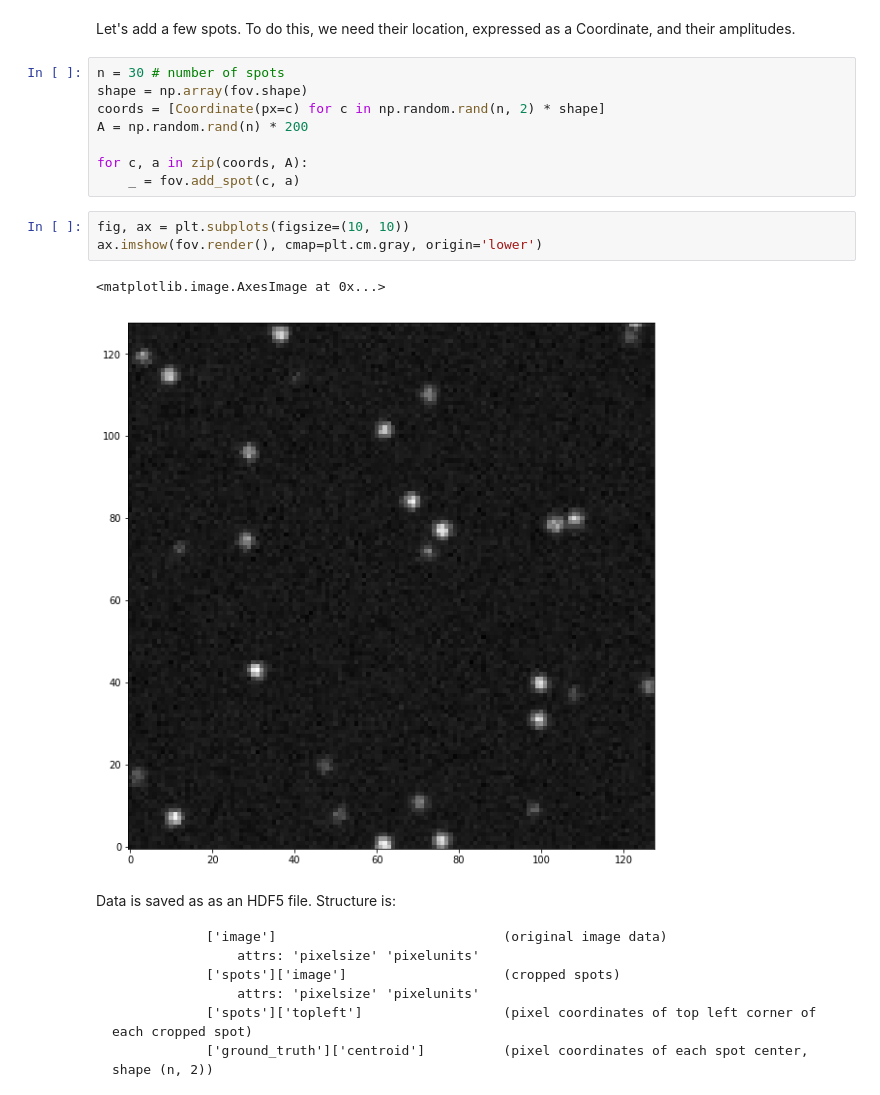
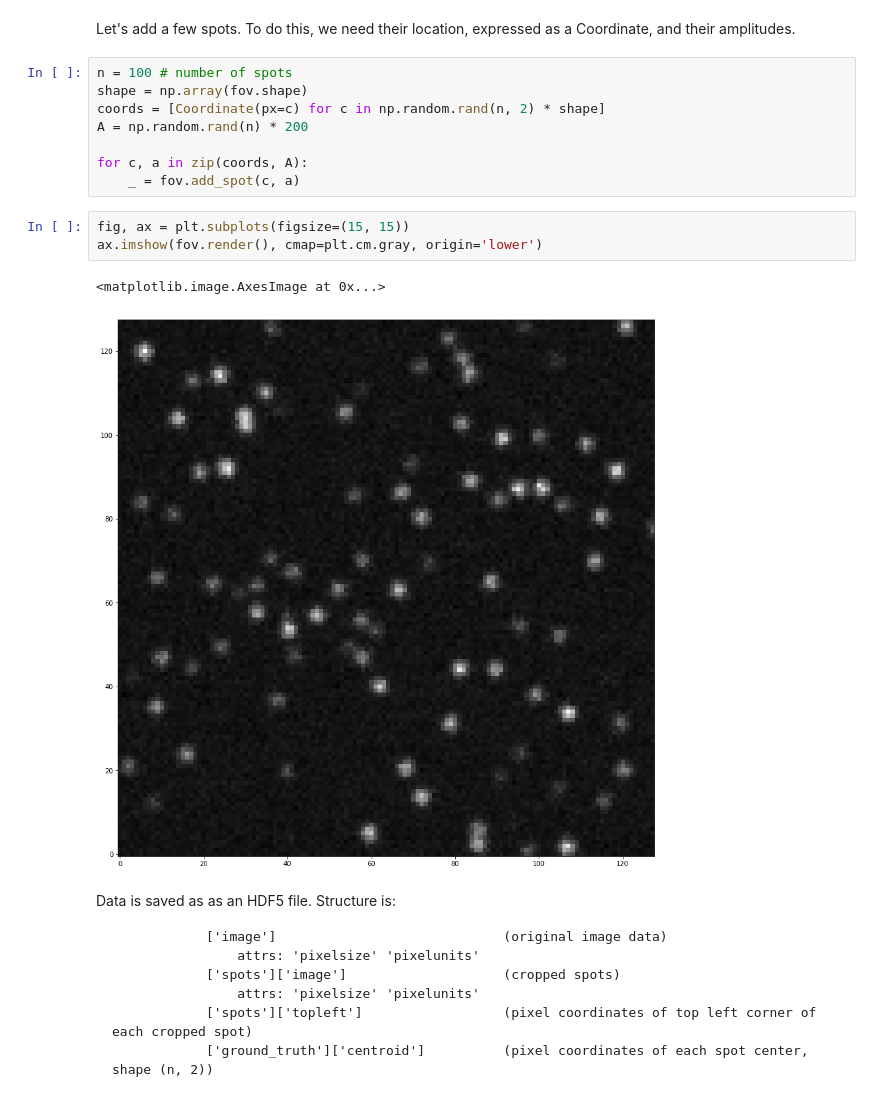
Before and after one commit to MisterVladimir/endocytosis, a Jupyter notebook: examples/image_simulation.ipynb, the cells around one changed output. Drawn from its saved outputs; the diff is of its cells as text.

```diff
--- a/examples/image_simulation.ipynb
+++ b/examples/image_simulation.ipynb
@@ -71,7 +71,7 @@ ax.imshow(fov.render(), cmap=plt.cm.gray, origin='lower')
 # %% [markdown]
 Let's add a few spots. To do this, we need their location, expressed as a Coordinate, and their amplitudes.
 # %%
-n = 30 # number of spots
+n = 100 # number of spots
 shape = np.array(fov.shape)
 coords = [Coordinate(px=c) for c in np.random.rand(n, 2) * shape]
 A = np.random.rand(n) * 200
@@ -79,11 +79,11 @@ A = np.random.rand(n) * 200
 for c, a in zip(coords, A):
     _ = fov.add_spot(c, a)
 # %%
-fig, ax = plt.subplots(figsize=(10, 10))
+fig, ax = plt.subplots(figsize=(15, 15))
 ax.imshow(fov.render(), cmap=plt.cm.gray, origin='lower')
 # %% [output]
 <matplotlib.image.AxesImage at 0x...>
-[figure, old version]
+[figure, new version]
 # %% [markdown]
 Data is saved as as an HDF5 file.
 Structure is:
```
Also changed, not shown: parts of 3 cells of this notebook, 14 other files.
